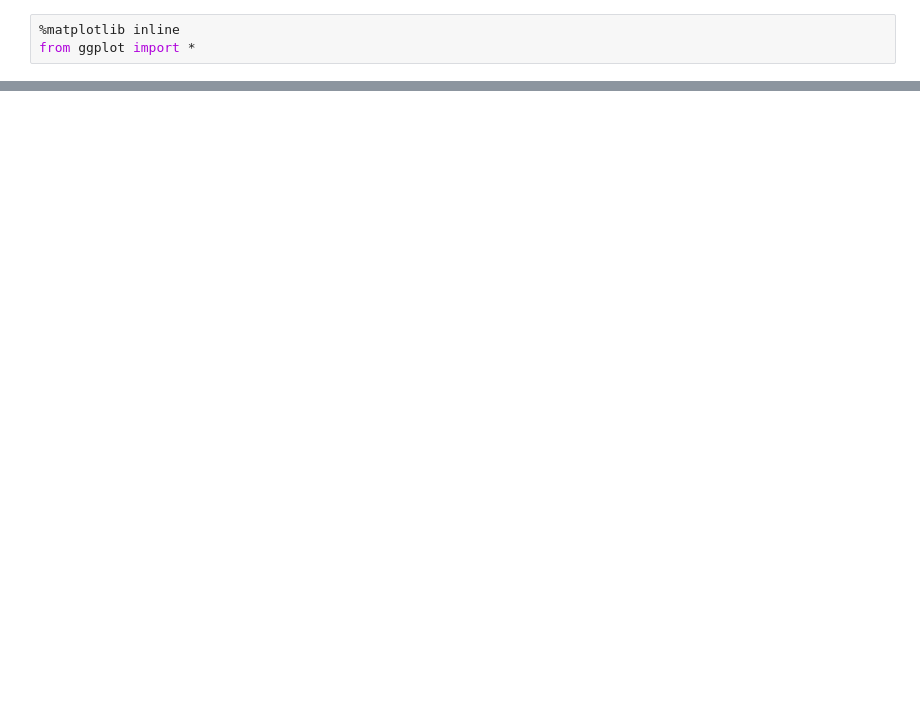
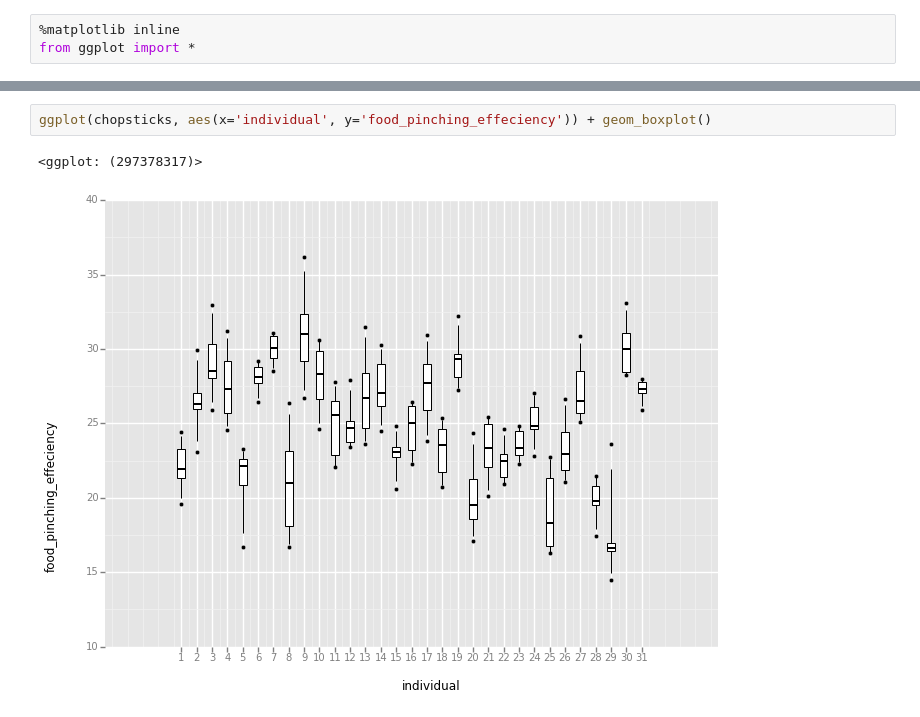
Before and after one commit to yhat/ggpy, a Jupyter notebook: docs/geoms/geom_boxplot.ipynb, the cells around one changed output, grey strips where cells are left out. Cells and saved outputs as stored; diff of their text form; blank space fills up the shorter version.

```diff
--- a/docs/geoms/geom_boxplot.ipynb
+++ b/docs/geoms/geom_boxplot.ipynb
@@ -38,0 +39,5 @@ ggplot(diamonds, aes(x='clarity', y='price')) + geom_boxplot(outliers=False, not
+# %%
+ggplot(chopsticks, aes(x='individual', y='food_pinching_effeciency')) + geom_boxplot()
+# %% [output]
+<ggplot: (297378317)>
+[figure, added]
```
Also changed, not shown: parts of 7 cells of this notebook, 7 other files.
